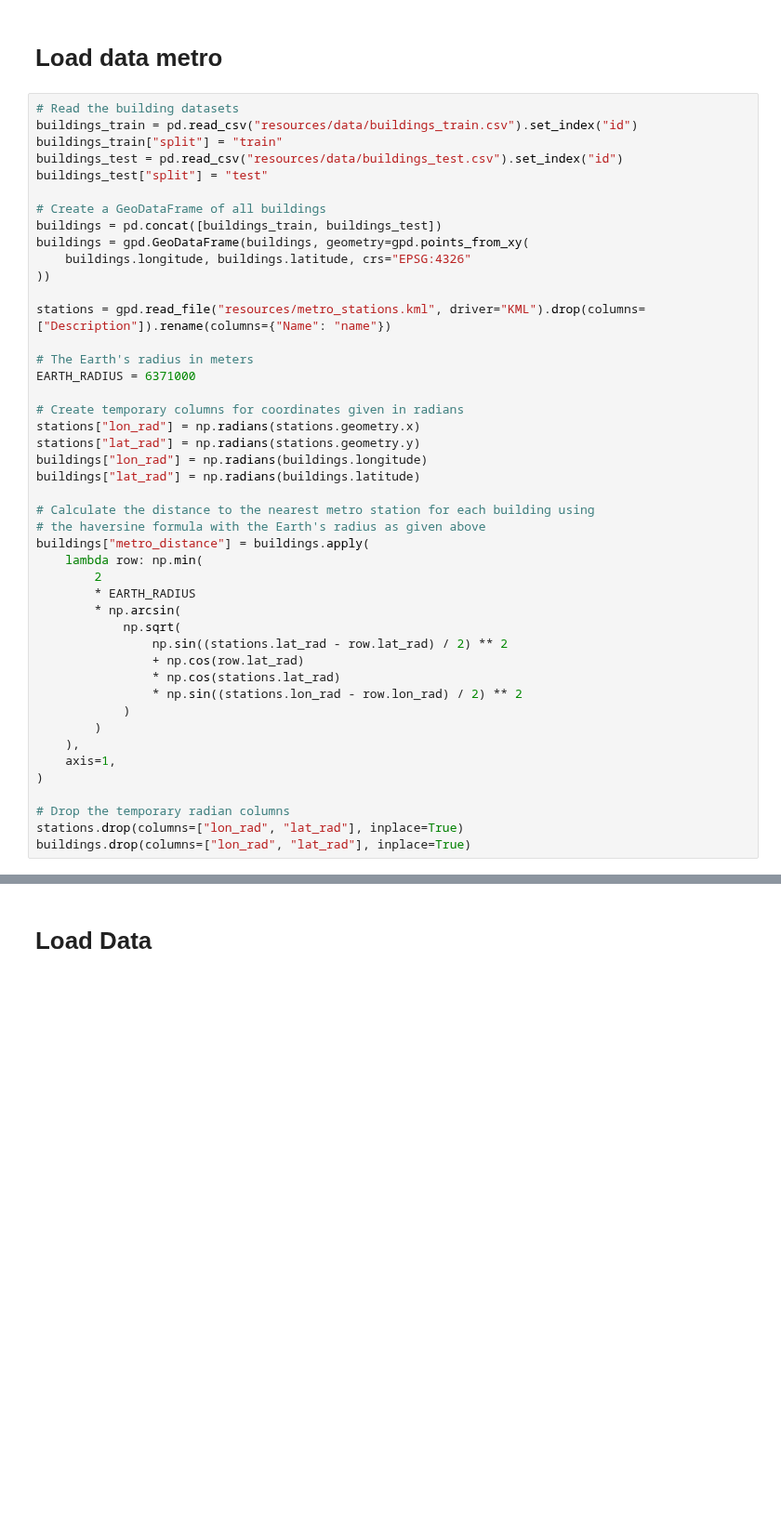
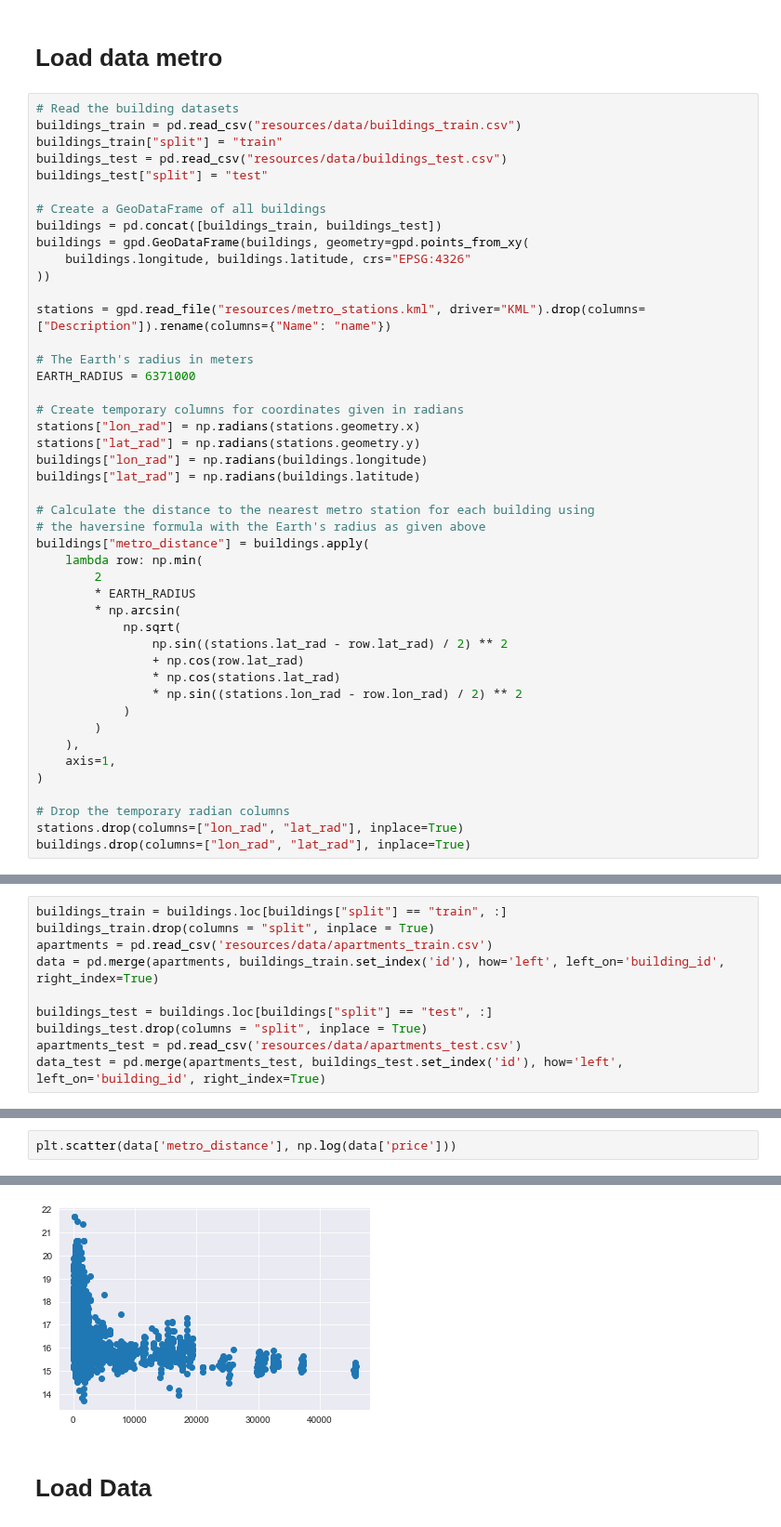
Before and after one commit to jimoskar/ml, a Jupyter notebook: project/jim_models.ipynb, the cells around one changed output, grey strips where cells are left out. Shown at 93% size. Drawn from its saved outputs; the diff is of its cells as text; blank space fills up the shorter version.

```diff
--- a/project/jim_models.ipynb
+++ b/project/jim_models.ipynb
@@ -25,9 +25,9 @@ def rmlse(y_true, y_pred):
 # Load data metro
 # %%
 # Read the building datasets
-buildings_train = pd.read_csv("resources/data/buildings_train.csv").set_index("id")
+buildings_train = pd.read_csv("resources/data/buildings_train.csv")
 buildings_train["split"] = "train"
-buildings_test = pd.read_csv("resources/data/buildings_test.csv").set_index("id")
+buildings_test = pd.read_csv("resources/data/buildings_test.csv")
 buildings_test["split"] = "test"
 
 # Create a GeoDataFrame of all buildings
@@ -76,0 +71,10 @@ AttributeError: 'NoneType' object has no attribute 'head'
+# %%
+buildings_train = buildings.loc[buildings["split"] == "train", :]
+buildings_train.drop(columns = "split", inplace = True)
+apartments = pd.read_csv('resources/data/apartments_train.csv')
+data = pd.merge(apartments, buildings_train.set_index('id'), how='left', left_on='building_id', right_index=True)
+
+buildings_test = buildings.loc[buildings["split"] == "test", :]
+buildings_test.drop(columns = "split", inplace = True)
+apartments_test = pd.read_csv('resources/data/apartments_test.csv')
+data_test = pd.merge(apartments_test, buildings_test.set_index('id'), how='left', left_on='building_id', right_index=True)
@@ -76,0 +87,3 @@ AttributeError: 'NoneType' object has no attribute 'head'
+# %%
+plt.scatter(data['metro_distance'], np.log(data['price']))
+# %% [output]
@@ -77,3 +91,4 @@ AttributeError: 'NoneType' object has no attribute 'head'
+[figure, added]
 # %% [markdown]
 # Load Data
 # %%
```
Also changed, not shown: parts of 8 cells of this notebook, 3 other files.
